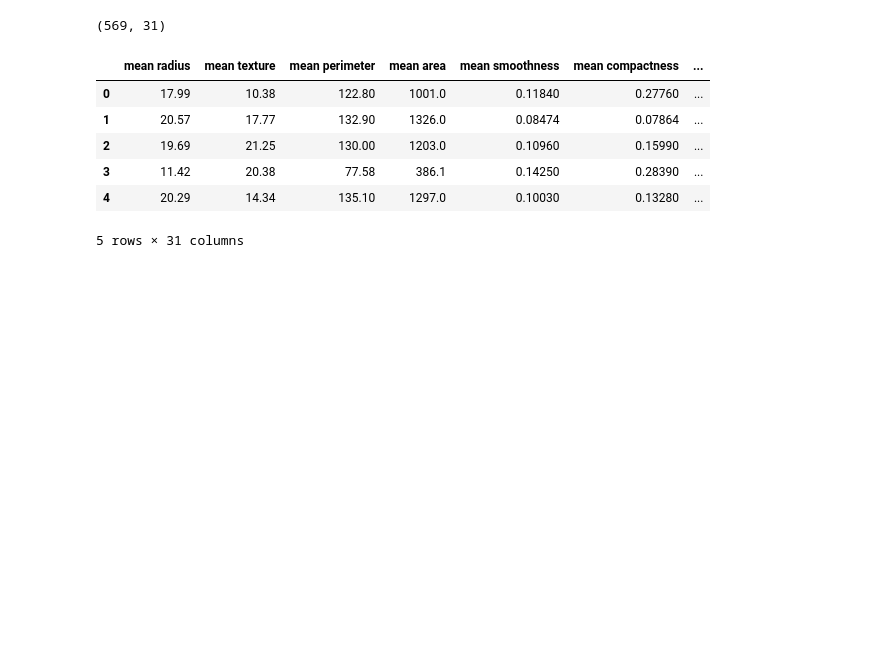
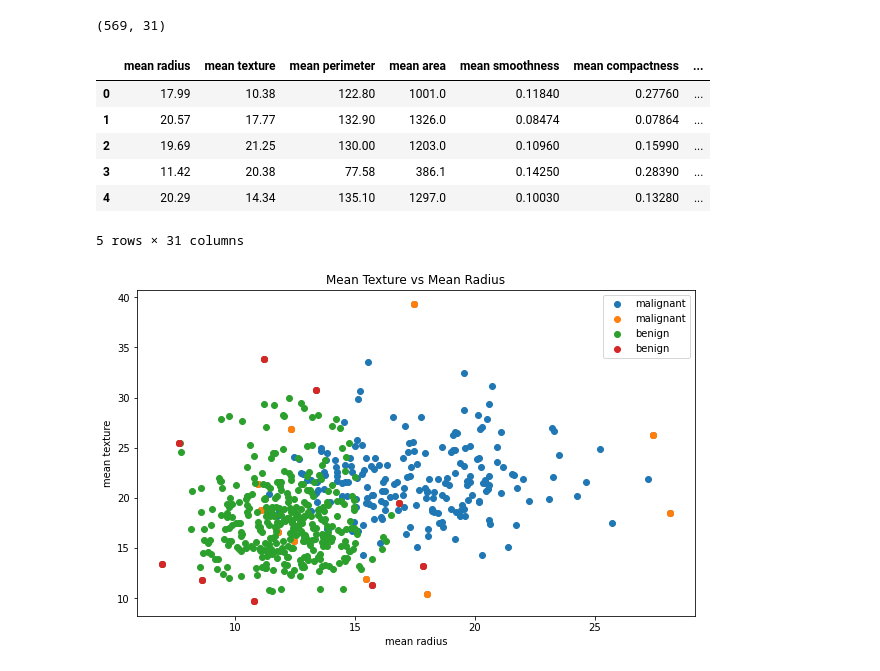
Before and after one commit to alifiarahmah/ConvexHull, a Jupyter notebook: main.ipynb, the cells around one changed output. Drawn from its saved outputs; the diff is of its cells as text; code cells hidden in the pictures; blank space fills up the shorter version.

Commit message:
Restored breast cancer plot

```diff
--- a/main.ipynb
+++ b/main.ipynb
@@ -205,3 +205,23 @@ df.head()
 | 3 | 11.42 | 20.38 | 77.58 | 386.1 | 0.14250 | 0.28390 | ... |
 | 4 | 20.29 | 14.34 | 135.10 | 1297.0 | 0.10030 | 0.13280 | ... |
 5 rows × 31 columns
+# %%
+plt.figure(figsize = (10, 6))
+colors = ['b','r','g']
+plt.title('Mean Texture vs Mean Radius')
+plt.xlabel(data.feature_names[0])
+plt.ylabel(data.feature_names[1])
+
+for i in range(len(data.target_names)):
+  bucket = df[df['Target'] == i]
+  bucket = bucket.iloc[:,[0,1]].values
+  plt.scatter(bucket[:, 0], bucket[:, 1], label=data.target_names[i])
+
+  hull = myConvexHull(bucket)
+
+  plt.scatter(hull[:, 0], hull[:, 1], label=data.target_names[i])
+
+plt.legend()
+plt.show()
+# %% [output]
+[figure, added]
```
